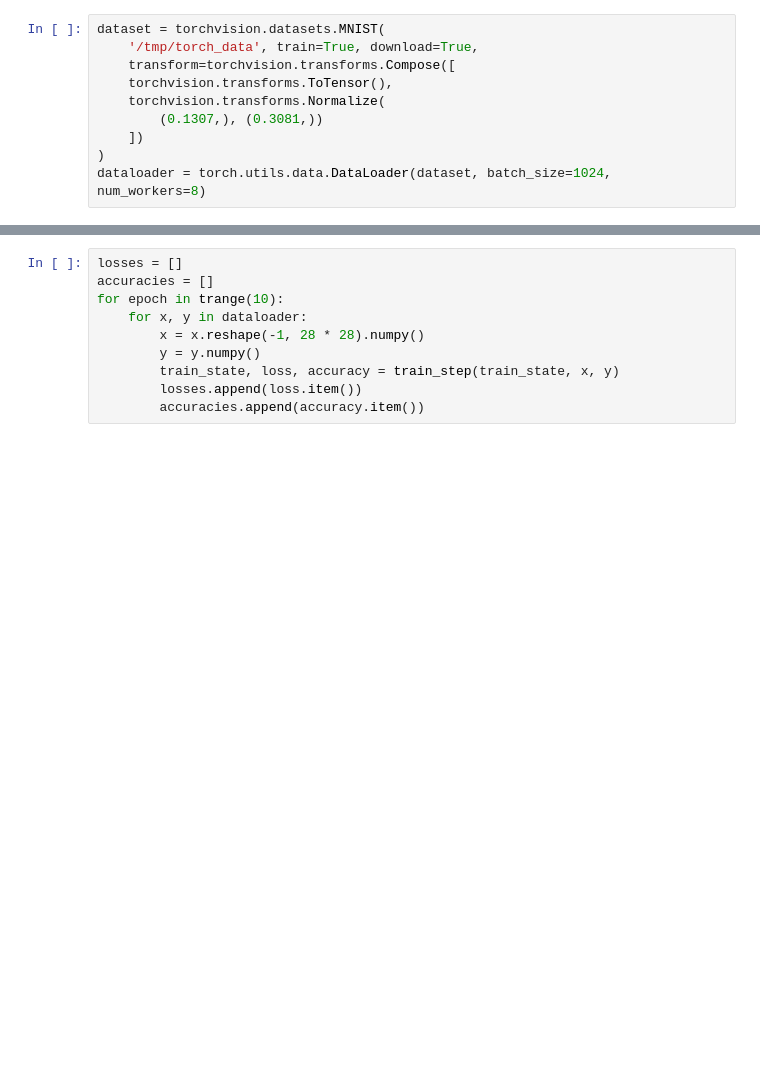
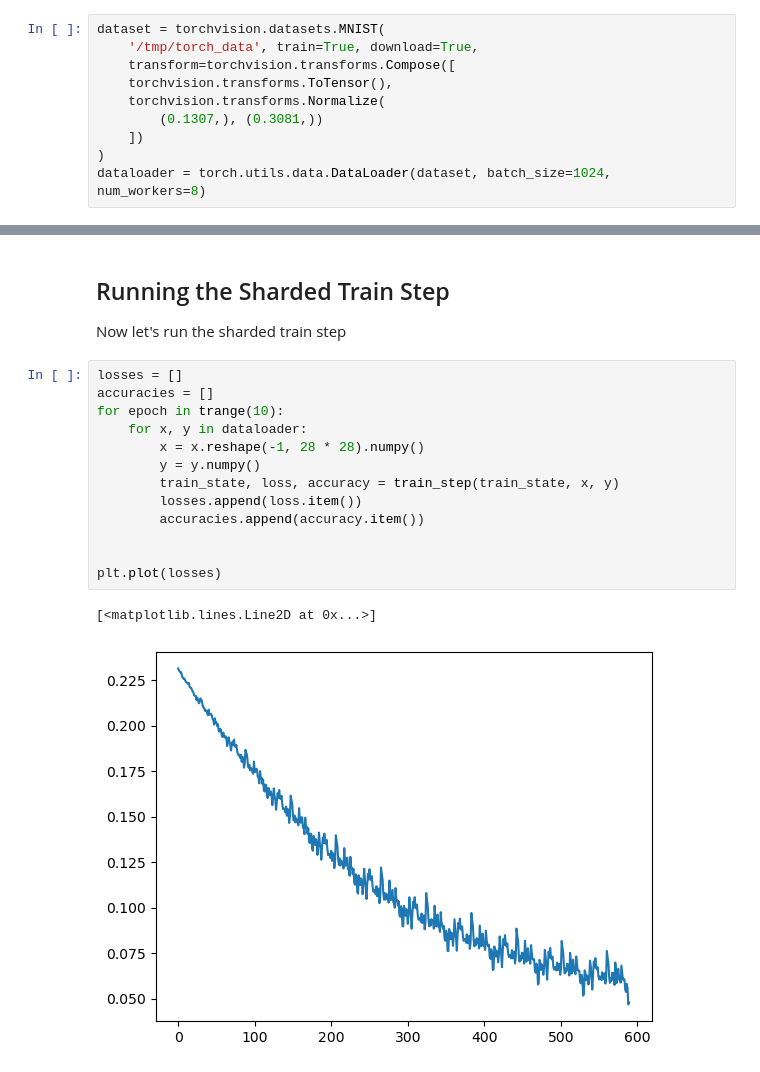
Before and after one commit to young-geng/scalax, a Jupyter notebook: example/notebooks/mnist_data_parallel.ipynb, the cells around one changed output, grey strips where cells are left out. Cells and saved outputs as stored; diff of their text form; blank space fills up the shorter version.

```diff
--- a/example/notebooks/mnist_data_parallel.ipynb
+++ b/example/notebooks/mnist_data_parallel.ipynb
@@ -87,13 +95,22 @@ train_state = TrainState.create(
     params=params, tx=optimizer,
     apply_fn=None
 )
+# %% [markdown]
+## Running the Sharded Train Step
+Now let's run the sharded train step
 # %%
 losses = []
 accuracies = []
 for epoch in trange(10):
     for x, y in dataloader:
         x = x.reshape(-1, 28 * 28).numpy()
         y = y.numpy()
         train_state, loss, accuracy = train_step(train_state, x, y)
         losses.append(loss.item())
         accuracies.append(accuracy.item())
+
+
+plt.plot(losses)
+# %% [output]
+[<matplotlib.lines.Line2D at 0x...>]
+[figure, added]
```
Also changed, not shown: parts of 3 cells of this notebook, 2 other files.
